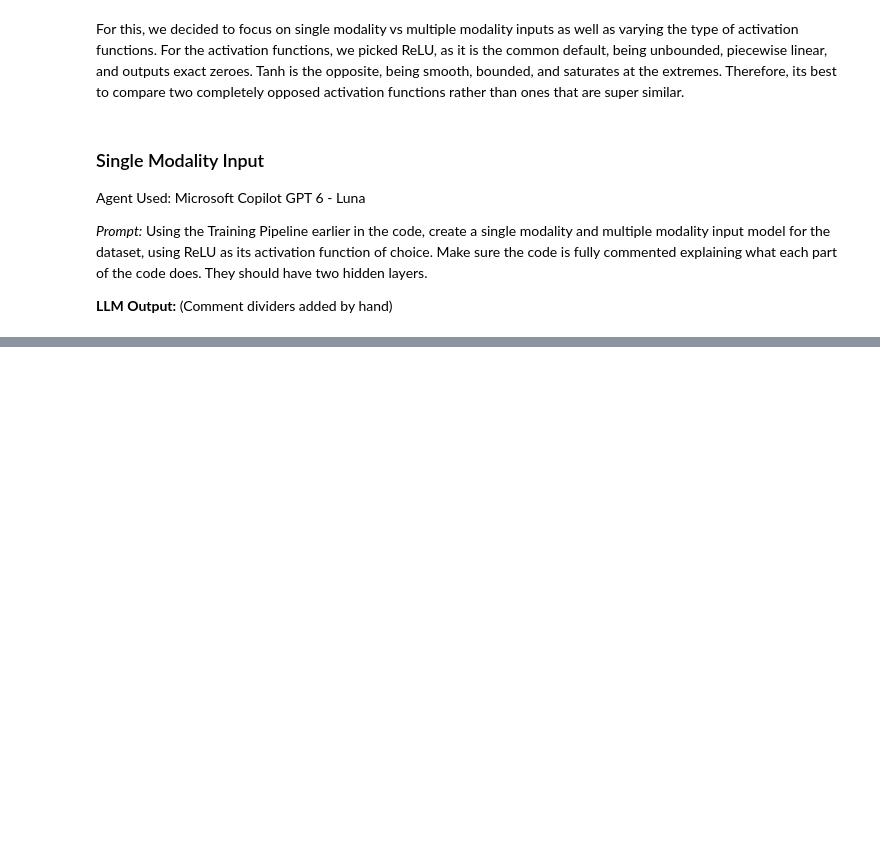
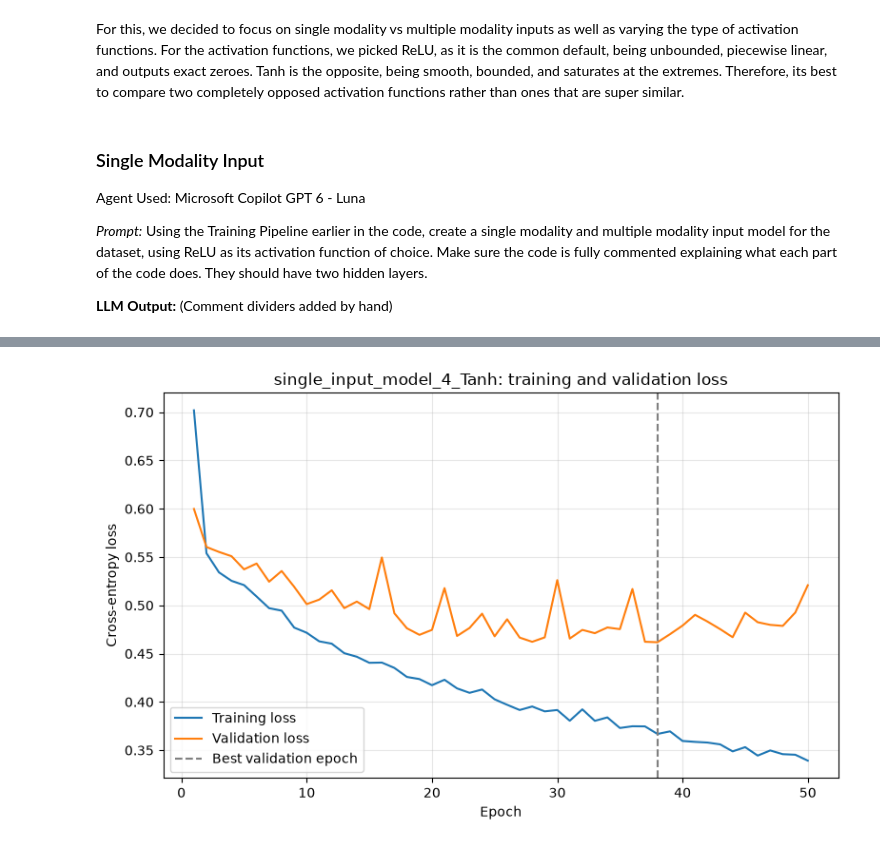
Before and after one commit to Lu-Rin-e/CS5324-Machine-Learning-Labs, a Jupyter notebook: Lab3.ipynb, the cells around one changed output, grey strips where cells are left out. Cells and saved outputs as stored; diff of their text form; code cells hidden in the pictures; blank space fills up the shorter version.

```diff
--- a/Lab3.ipynb
+++ b/Lab3.ipynb
@@ -790,0 +1322,10 @@ AttributeError: 'MultiModalAnimeModel2Tanh' object has no attribute 'fusion_relu
+# %%
+# Train single_input_model_4_Tanh to convergence
+
+single_input_model_4_Tanh, single_input_model_4_Tanh_history = fit_to_convergence(
+    single_input_model_4_Tanh,
+    train_dataset_single,
+    val_dataset_single,
+    "single_input_model_4_Tanh",
+)
+# %% [output]
@@ -790,0 +1349 @@ AttributeError: 'MultiModalAnimeModel2Tanh' object has no attribute 'fusion_relu
+[figure, added]
```
Also changed, not shown: parts of 24 cells of this notebook.
